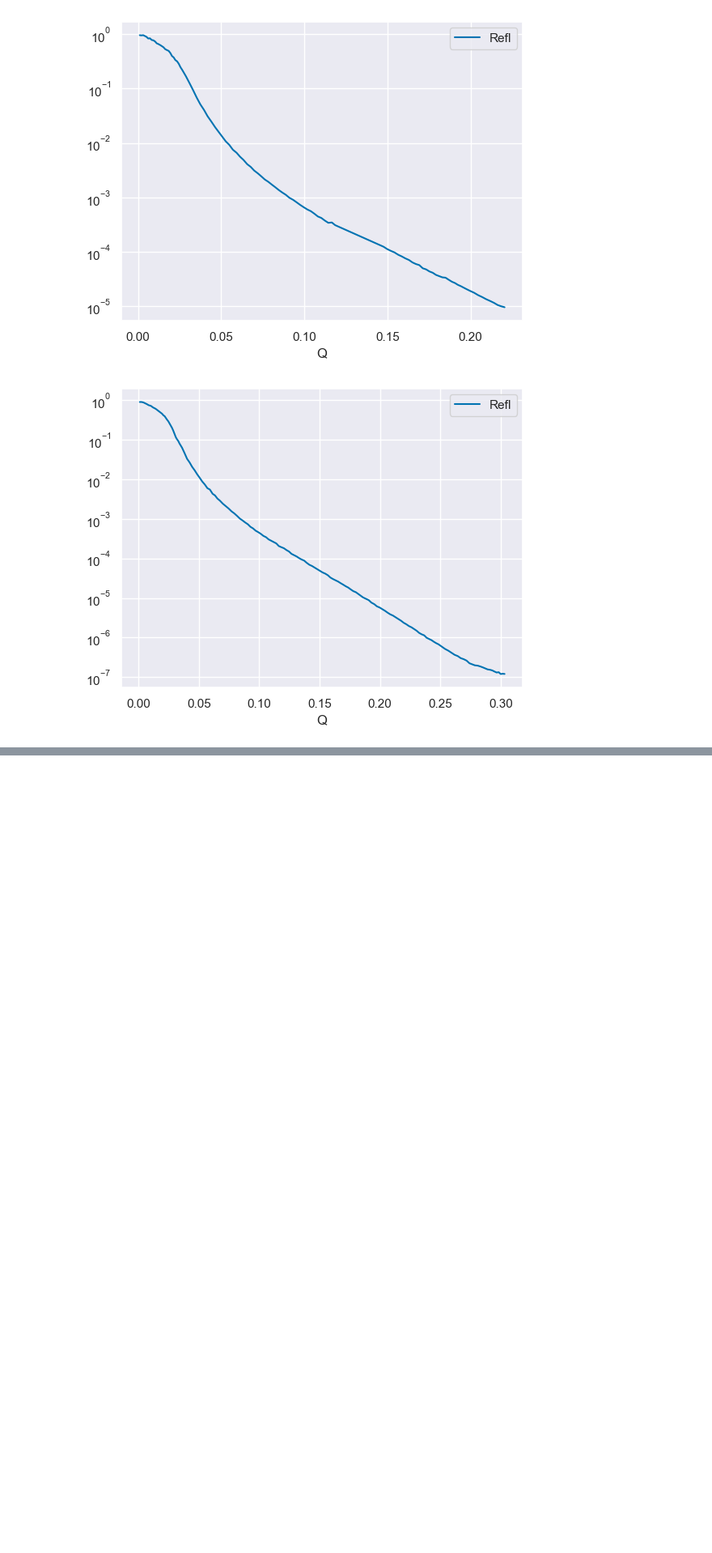
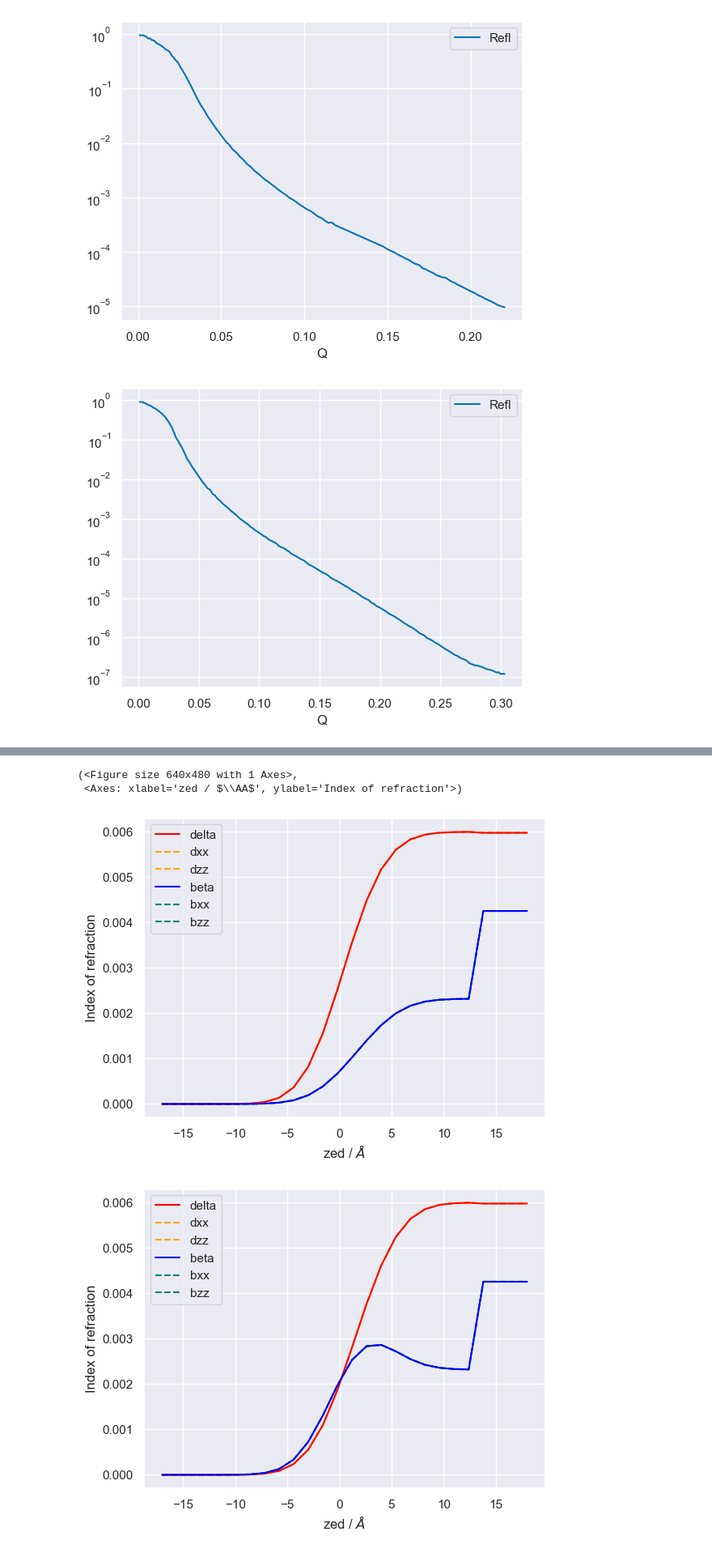
Before and after one commit to WSU-Carbon-Lab/pyref, a Jupyter notebook: src/BareSiFitting.ipynb, the cells around one changed output, grey strips where cells are left out. Shown at 81% size. Cells and saved outputs as stored; diff of their text form; code cells hidden in the pictures; blank space fills up the shorter version.

```diff
--- a/src/BareSiFitting.ipynb
+++ b/src/BareSiFitting.ipynb
@@ -392,0 +100,36 @@ Right away this is not ideal. The roughness of carbon is larger than the thickne
+# %%
+en1 = 320 # eV
+en2 = 250 # eV
+
+si = PXR_MaterialSLD("Si", 2.33, name="Si") # substrate
+vacuum = PXR_MaterialSLD("", 1, name="Vacuum") # Superstrate
+
+# 320 eV
+sio21 = PXR_MaterialSLD("SiO2", 2.28, name="SiO21") # surface oxide
+n_gunk_1 = 0.005 + 0.001j
+carbon1 = PXR_SLD(n_gunk_1, symmetry="iso", name="Carbon1") # surface carbon
+
+# 250 eV
+sio22 = PXR_MaterialSLD("SiO2", 2.28, name="SiO22") # surface oxide
+n_gunk_2 = 0.003 + 0.005j
+carbon2 = PXR_SLD(n_gunk_2, symmetry="iso", name="Carbon2") # surface carbon
+
+
+si_slab = si(0, 0)
+
+sio2_slab_en1 = sio21(10, 3.07)
+carbon_slab_en1 = carbon1(3, 3)
+
+sio2_slab_en2 = sio22(10, 3.07)
+carbon_slab_en2 = carbon2(3,3)
+
+structure1 = vacuum | carbon_slab_en1 | sio2_slab_en1 | si_slab
+structure2 = vacuum | carbon_slab_en2 | sio2_slab_en2 | si_slab
+
+structure1.plot()
+structure2.plot()
+# %% [output]
+(<Figure size 640x480 with 1 Axes>,
+ <Axes: xlabel='zed / $\\AA$', ylabel='Index of refraction'>)
+[figure, added]
+[figure, added]
```
Also changed, not shown: parts of 41 cells of this notebook.
